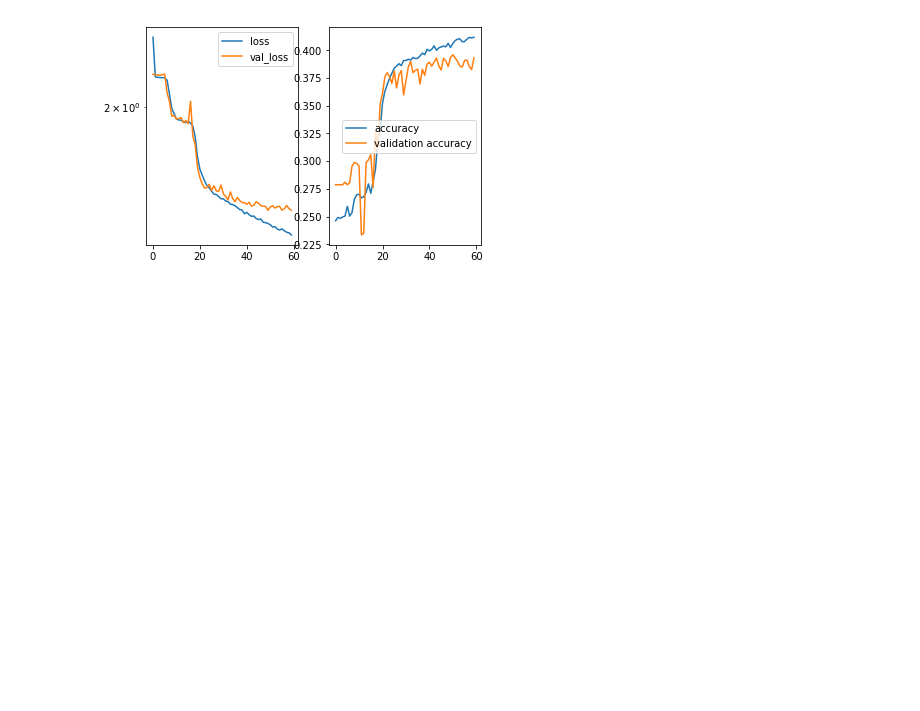
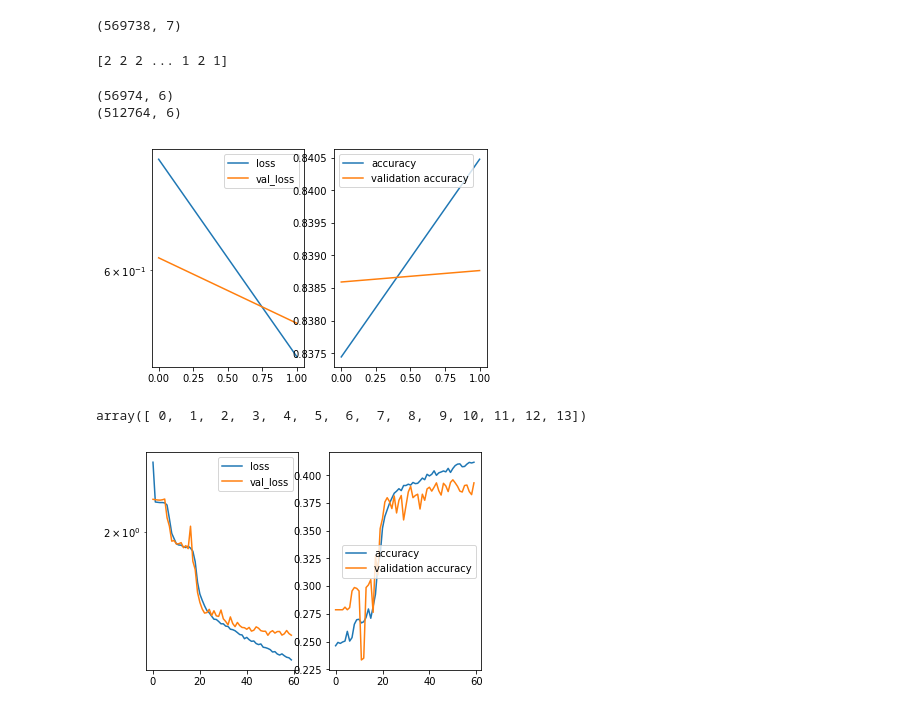
Before and after one commit to nzinov/accompaniator, a Jupyter notebook: nottingham_test/Nottingham.ipynb, the cells around one changed output. Saved outputs shown, nothing was run; the diff lists cells and outputs as text; code cells hidden in the pictures; blank space fills up the shorter version.

```diff
--- a/nottingham_test/Nottingham.ipynb
+++ b/nottingham_test/Nottingham.ipynb
@@ -90,6 +130,43 @@ int64 int64
 []
+# %%
+X_chords = X
+X_chords = X_chords.reshape((-1,1))
+data = [X_chords[i:i + 7] for i in range(0, len(X_chords)-6, 1)]
+# %%
+data = np.array(data)
+data = np.reshape(data, (-1, 7))
+print(data.shape)
+# %% [output]
+(569738, 7)
+# %%
+data = np.array(data)
+
+X_chords = data[:,0:6]
+y_chords = data[:,6]
+# %% [output]
+[2 2 2 ... 1 2 1]
+# %%
+train_X, test_X, train_y, test_y = train_test_split(X_chords, y_chords, train_size=0.9, random_state=0)
+print(test_X.shape)
+print(train_X.shape)
+# %% [output]
+(56974, 6)
+(512764, 6)
+# %%
+model = Sequential()
+model.add(Embedding(15, 20, input_length=6))
+model.add(LSTM(20))
+model.add(Dense(15, activation='softmax'))
+model.compile(optimizer='adam',loss='sparse_categorical_crossentropy',metrics=['accuracy'])
+model.fit(train_X, train_y, epochs=2, batch_size=1, verbose=1, validation_data=(test_X, test_y), callbacks=[plot]);
+# %% [output]
+[figure, added]
 # %%
 chords = ['a', 'am', 'b', 'bb', 'bm', 'c', 'cm', 'd', 'dm', 'e', 'eb', 'em', 'f', 'f#', 'f#m', 'g', 'gm']
+# %%
+np.unique(X)
+# %% [output]
+array([ 0,  1,  2,  3,  4,  5,  6,  7,  8,  9, 10, 11, 12, 13])
 # %%
 coded_y = []
 
```
Also changed, not shown: parts of 5 cells of this notebook.
